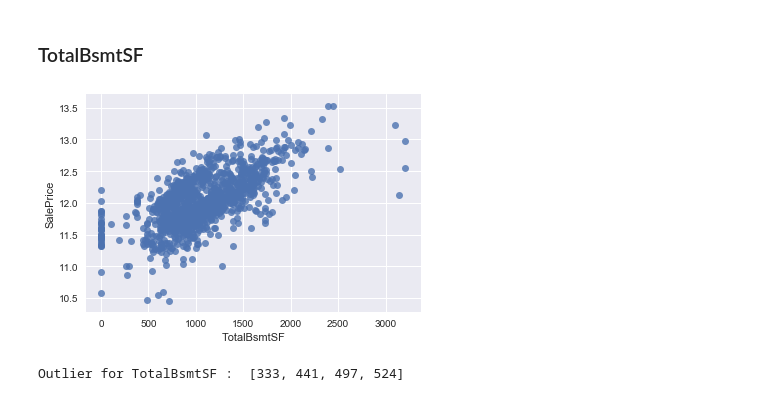
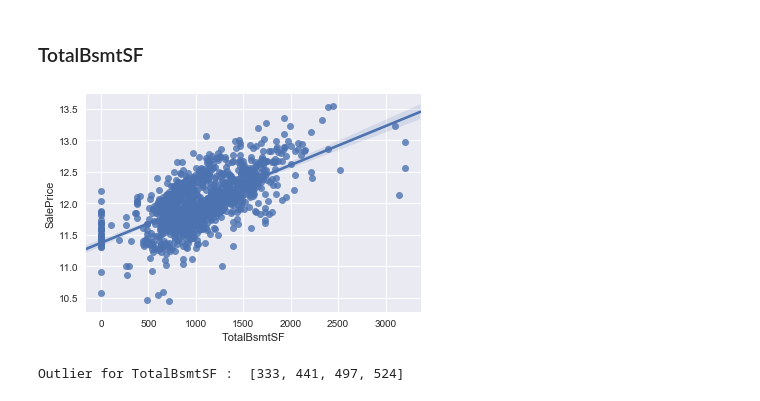
Before and after one commit to raphaelavalos/aml-lab, a Jupyter notebook: challenge/challenge.ipynb, the cells around one changed output. Drawn from its saved outputs; the diff is of its cells as text; code cells hidden in the pictures.

```diff
--- a/challenge/challenge.ipynb
+++ b/challenge/challenge.ipynb
@@ -607,9 +606,9 @@ Outlier for GarageArea :  [582, 1062, 1191]
 # %% [markdown]
 ### TotalBsmtSF ###
 # %%
-sns.regplot(x="TotalBsmtSF", y="SalePrice", data=dftwsp, fit_reg=False);
+sns.regplot(x="TotalBsmtSF", y="SalePrice", data=dftwsp, fit_reg=True);
 # %% [output]
-[figure, old version]
+[figure, new version]
 # %%
 print("Outlier for TotalBsmtSF : ", list(dftwsp[(dftwsp.TotalBsmtSF>3000)].Id))
 TBSFOutliers=list(dftwsp[(dftwsp.TotalBsmtSF>3000)].Id)
```
Also changed, not shown: parts of 23 cells of this notebook.
